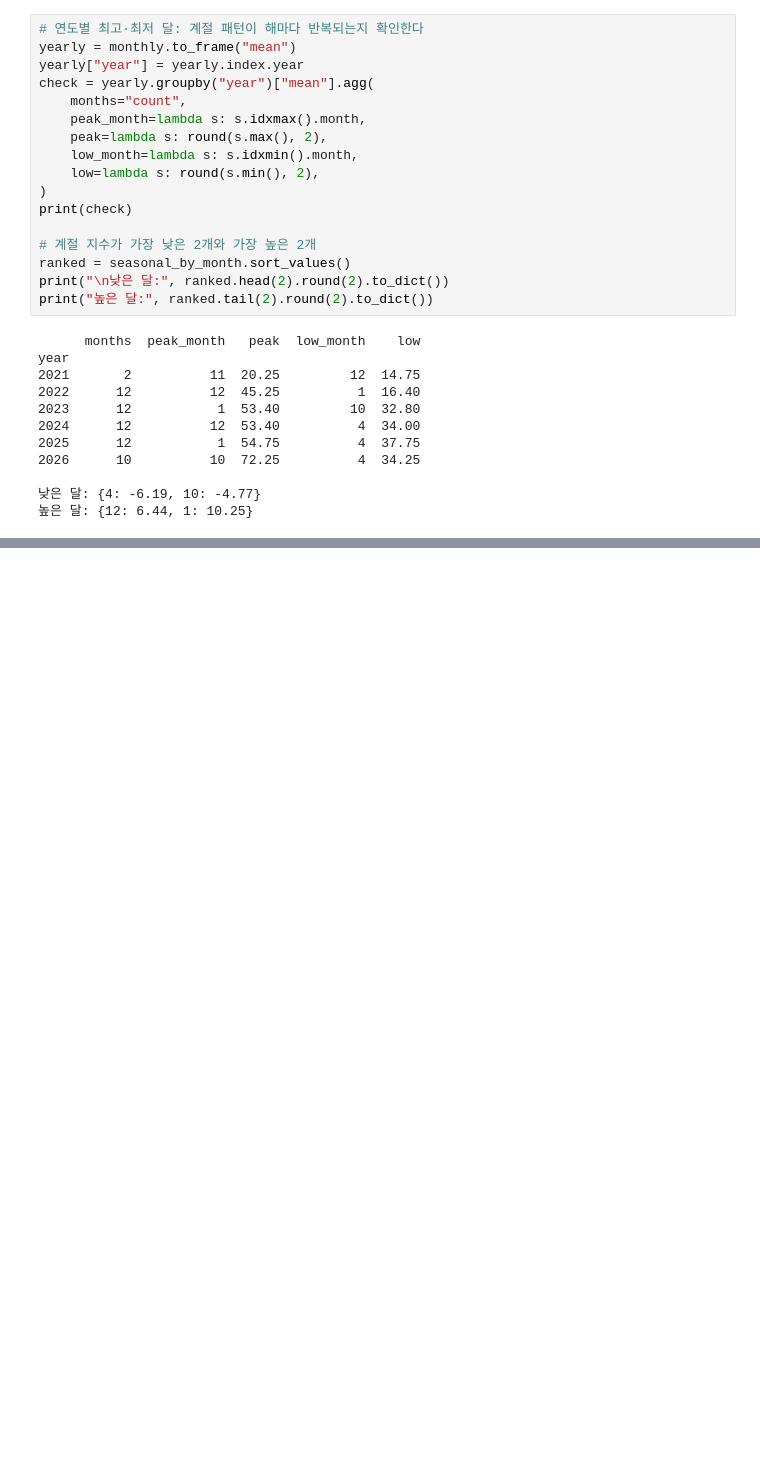
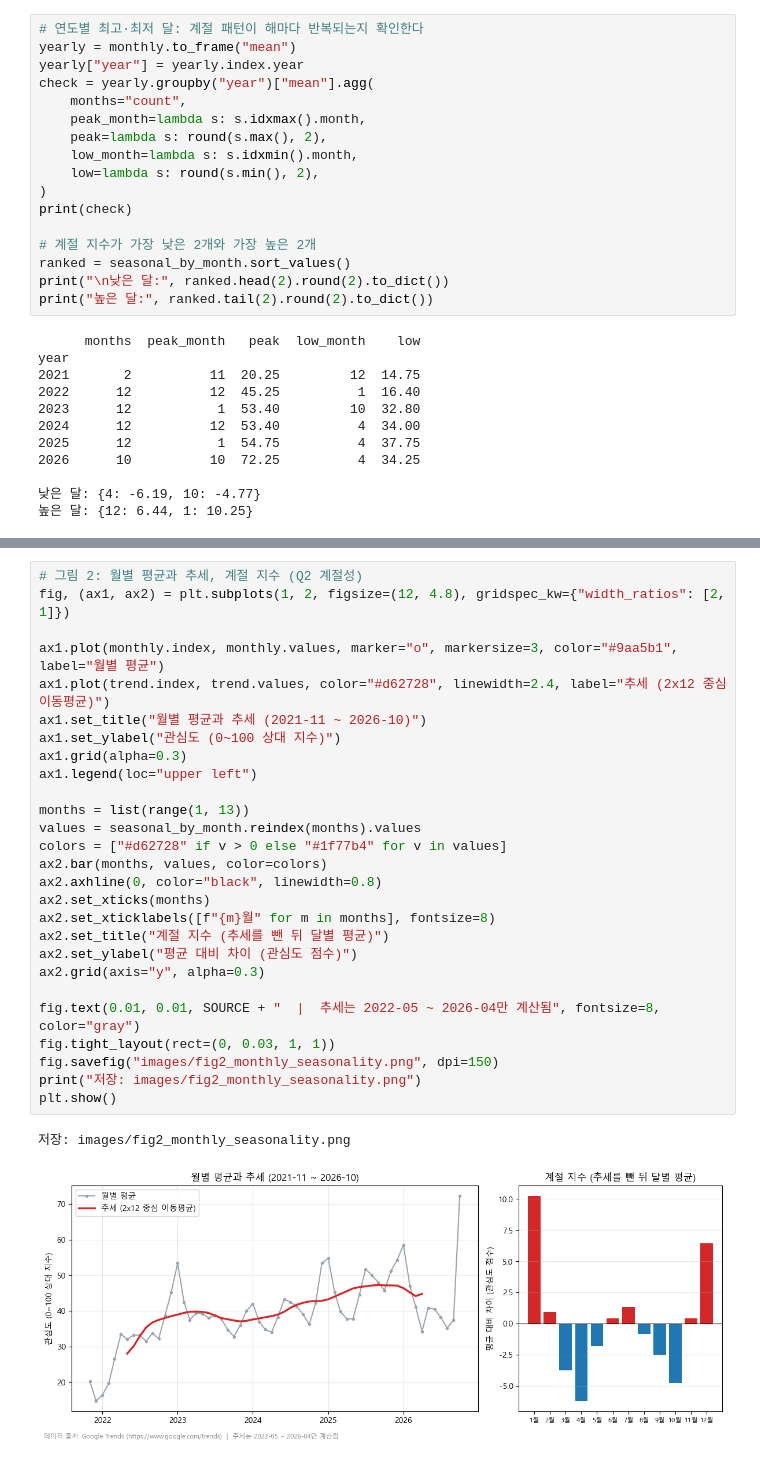
Before and after one commit to geunwa/overseas-travel-trend-analysis, a Jupyter notebook: analysis.ipynb, the cells around one changed output, grey strips where cells are left out. Saved outputs shown, nothing was run; the diff lists cells and outputs as text; blank space fills up the shorter version.

```diff
--- a/analysis.ipynb
+++ b/analysis.ipynb
@@ -438,0 +484,30 @@ year
+# %%
+# 그림 2: 월별 평균과 추세, 계절 지수 (Q2 계절성)
+fig, (ax1, ax2) = plt.subplots(1, 2, figsize=(12, 4.8), gridspec_kw={"width_ratios": [2, 1]})
+
+ax1.plot(monthly.index, monthly.values, marker="o", markersize=3, color="#9aa5b1", label="월별 평균")
+ax1.plot(trend.index, trend.values, color="#d62728", linewidth=2.4, label="추세 (2x12 중심 이동평균)")
+ax1.set_title("월별 평균과 추세 (2021-11 ~ 2026-10)")
+ax1.set_ylabel("관심도 (0~100 상대 지수)")
+ax1.grid(alpha=0.3)
+ax1.legend(loc="upper left")
+
+months = list(range(1, 13))
+values = seasonal_by_month.reindex(months).values
+colors = ["#d62728" if v > 0 else "#1f77b4" for v in values]
+ax2.bar(months, values, color=colors)
+ax2.axhline(0, color="black", linewidth=0.8)
+ax2.set_xticks(months)
+ax2.set_xticklabels([f"{m}월" for m in months], fontsize=8)
+ax2.set_title("계절 지수 (추세를 뺀 뒤 달별 평균)")
+ax2.set_ylabel("평균 대비 차이 (관심도 점수)")
+ax2.grid(axis="y", alpha=0.3)
+
+fig.text(0.01, 0.01, SOURCE + "  |  추세는 2022-05 ~ 2026-04만 계산됨", fontsize=8, color="gray")
+fig.tight_layout(rect=(0, 0.03, 1, 1))
+fig.savefig("images/fig2_monthly_seasonality.png", dpi=150)
+print("저장: images/fig2_monthly_seasonality.png")
+plt.show()
+# %% [output]
+저장: images/fig2_monthly_seasonality.png
+[figure, added]
```
Also changed, not shown: parts of 3 cells of this notebook, 3 other files.
